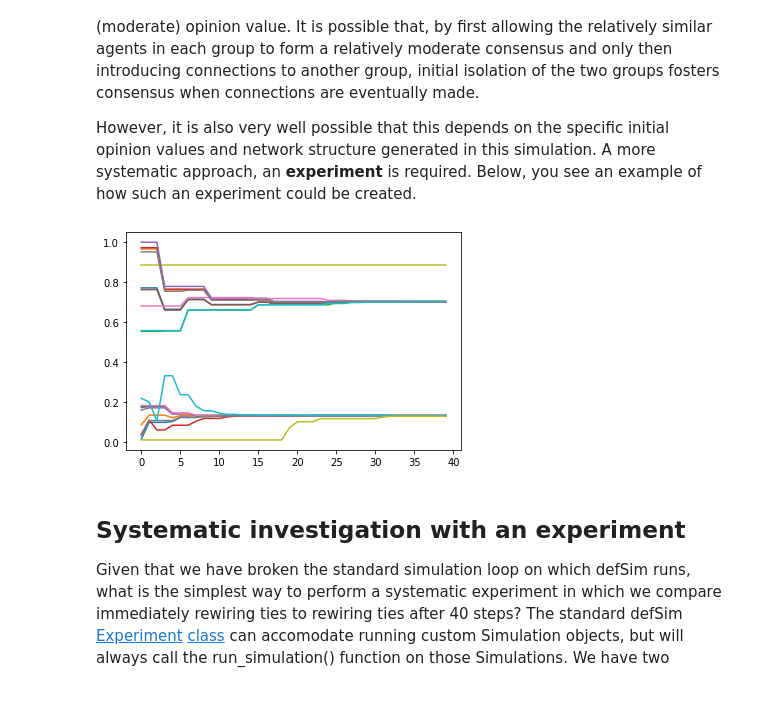
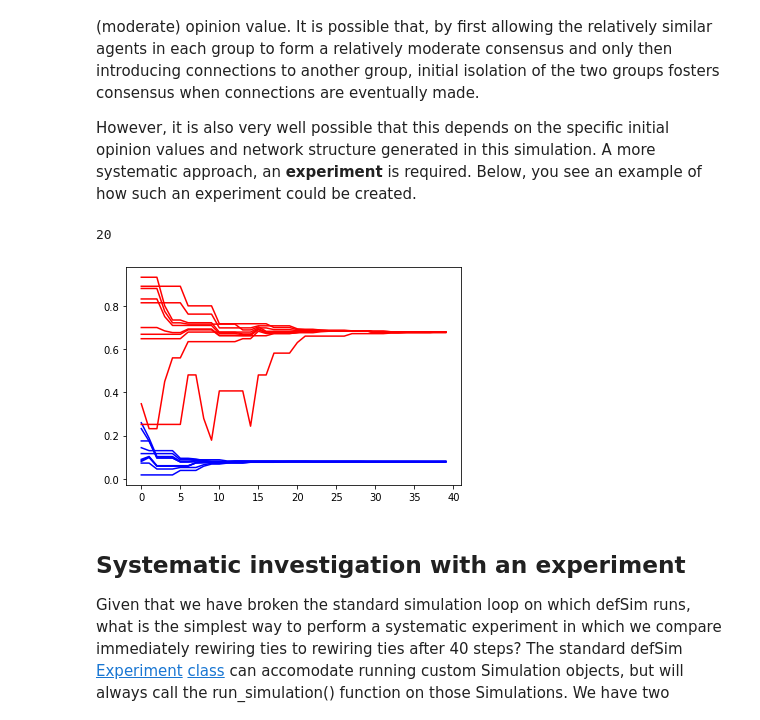
Before and after one commit to defSim/defSim, a Jupyter notebook: defSim/examples/ModularNetworkModification.ipynb, the cells around one changed output. Saved outputs shown, nothing was run; the diff lists cells and outputs as text; code cells hidden in the pictures.

Commit message:
update modular example and add MaslovSneppenModifier to init.py

```diff
--- a/defSim/examples/ModularNetworkModification.ipynb
+++ b/defSim/examples/ModularNetworkModification.ipynb
@@ -15,6 +15,7 @@ from IPython.core.display import HTML
 # %%
 def plot_by_color(network, feature = 'f01', title = None, pos = None):
     nodes = network.nodes()
+
     colors = [network.nodes[n][feature] for n in nodes]
 
     # drawing nodes and edges separately so we can capture collection for colobar
@@ -32,8 +33,15 @@ def plot_by_color(network, feature = 'f01', title = None, pos = None):
     plt.axis('off')
     plt.show()
 
-def plot_dynamics(feature):
-    plt.plot(feature)
+def plot_dynamics(feature, network = None):
+    if network is not None and 'color' in network.nodes[0]:
+        colors = [network.nodes[n]['color'] for n in network.nodes]
+        feature = np.array(feature).transpose()
+        print(len(feature))
+        for i in range(len(feature)):
+            plt.plot(feature[i], color = colors[i])
+    else:
+        plt.plot(feature)
 
 def plot_experiment(results):
     plt.figure(figsize=[5, 5])
@@ -65,11 +73,12 @@ To implement a one-time change to the network like the one we intend, we will fi
 ### The simulation (annotated)
 # %%
 sim = ds.Simulation(
-    seed = 1414,
+    seed = 3838,
     influence_function = "bounded_confidence",   # positive influence, as long as interaction partner is not more dissimilar than the confidence level
+    influenceable_attributes = ['f01'],   # only try to influence opinion feature, not the color attribute which we will set for simulation purposes
     communication_regime = 'one-to-many',   # at each step, one focal agent influences all its neighbors
     attributes_initializer = "correlated_continuous",   # by default: one continuous attribute. the choice for the correlated continuous initializer is motivated by the ability to create differences between groups
-    dissimilarity_measure = "euclidean",   # dissimilarity is based on euclidean distance, which given one attribute is just the opinion distance between two agents
+    dissimilarity_measure = ds.EuclideanDistance(exclude = ['color']),   # dissimilarity is based on euclidean distance, which given one attribute is just the opinion distance between two agents
     topology = "caveman_graph",   # using one of the networkx graph generators, with parameters l and k specified in the parameter dictionary
     max_iterations = 40,   # we run the simulation twice, with 40 steps each time
     parameter_dict = {
@@ -91,0 +96,8 @@ plot_by_color(sim.network)
+# %%
+sim.initialize_simulation()
+components = [i for i in nx.connected_components(sim.network)]
+for node in components[0]:
+    sim.network.nodes[node]['color'] = 'blue'
+for node in components[1]:
+    sim.network.nodes[node]['color'] = 'red'
+plot_by_color(sim.network)
@@ -129,11 +145,12 @@ plot_dynamics(sim.return_values()['f01'][0])
 For comparison, let's see what the dynamics of opinion changes would look like if we did not start with a period of exclusively within-group interaction but instead immediately connected two groups. We start by again initializing the simulation, and then immediately rewire some ties to create between-group connections. The initial network is visualized below. Parameters of the simulation are otherwise identical, so the initial groups start off relatively homogeneous in attribute values.
 # %%
 sim_immediate = ds.Simulation(
-    seed = 1414,
+    seed = 3838,
     influence_function = "bounded_confidence",   # positive influence, as long as interaction partner is not more dissimilar than the confidence level
+    influenceable_attributes = ['f01'],   # only try to influence opinion feature, not the color attribute which we will set for simulation purposes
     communication_regime = 'one-to-many',   # at each step, one focal agent influences all its neighbors
     attributes_initializer = "correlated_continuous",   # by default: one continuous attribute. the choice for the correlated continuous initializer is motivated by the ability to create differences between groups
-    dissimilarity_measure = "euclidean",   # dissimilarity is based on euclidean distance, which given one attribute is just the opinion distance between two agents
+    dissimilarity_measure = ds.EuclideanDistance(exclude = ['color']),   # dissimilarity is based on euclidean distance, which given one attribute is just the opinion distance between two agents
     topology = "caveman_graph",   # using one of the networkx graph generators, with parameters l and k specified in the parameter dictionary
     max_iterations = 40,   # we run the simulation twice, with 40 steps each time
     parameter_dict = {
@@ -148,9 +165,14 @@ sim_immediate = ds.Simulation(
 
 # Initialize simulation
 sim_immediate.initialize_simulation()
+components = [i for i in nx.connected_components(sim_immediate.network)]
+for node in components[0]:
+    sim_immediate.network.nodes[node]['color'] = 'blue'
+for node in components[1]:
+    sim_immediate.network.nodes[node]['color'] = 'red'
 
 # Rewire 10% of all ties
-ds.network_init.network_init.execute_ms_rewiring(network = sim_immediate.network, rewiring_prop = 0.1)
+ds.MaslovSneppenModifier(rewiring_prop = 0.1).rewire_network(network = sim_immediate.network)
 
 # Recalculate dissimilarity to neighbors (would otherwise be missing for new ties)
 sim_immediate.dissimilarity_calculator.calculate_dissimilarity_networkwide(sim_immediate.network)
@@ -164,10 +186,11 @@ We run this simulation for 40 steps. Results may vary somewhat from run to run,
 
 However, it is also very well possible that this depends on the specific initial opinion values and network structure generated in this simulation. A more systematic approach, an __experiment__ is required. Below, you see an example of how such an experiment could be created.
 # %%
-sim_immediate.run_simulation(initialize = False)
-plot_dynamics(sim_immediate.return_values()['f01'][0])
+results_immediate_rewiring = sim_immediate.run_simulation(initialize = False)
+plot_dynamics(results_immediate_rewiring['Tickwise_f01'][0], network = sim_immediate.network)
 # %% [output]
+20
-[figure, old version]
+[figure, new version]
 # %% [markdown]
 ## Systematic investigation with an experiment
 Given that we have broken the standard simulation loop on which defSim runs, what is the simplest way to perform a systematic experiment in which we compare immediately rewiring ties to rewiring ties after 40 steps? The standard defSim [Experiment](https://marijnkeijzer.github.io/defSim/experiment.class.html) [class](https://marijnkeijzer.github.io/defSim/experiment.class.html) can accomodate running custom Simulation objects, but will always call the run_simulation() function on those Simulations. We have two options, one being to create a class derived from the Simulation base class in which we modify the run_simulation() function, and the other being to emulate the functionality of the experiment class.
```
Also changed, not shown: parts of 9 cells of this notebook, 1 other file.
